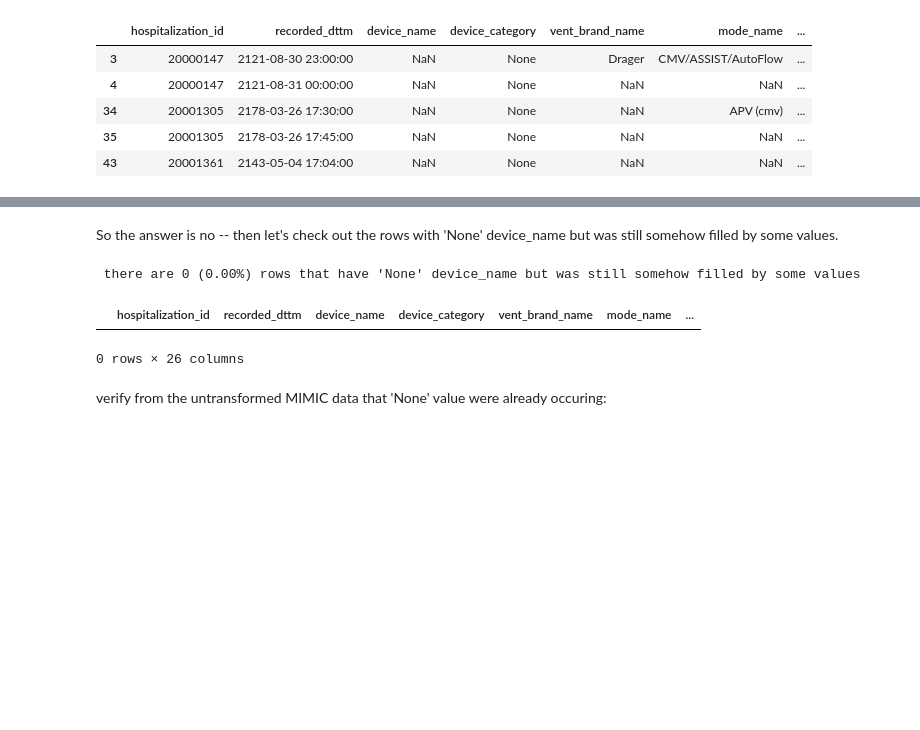
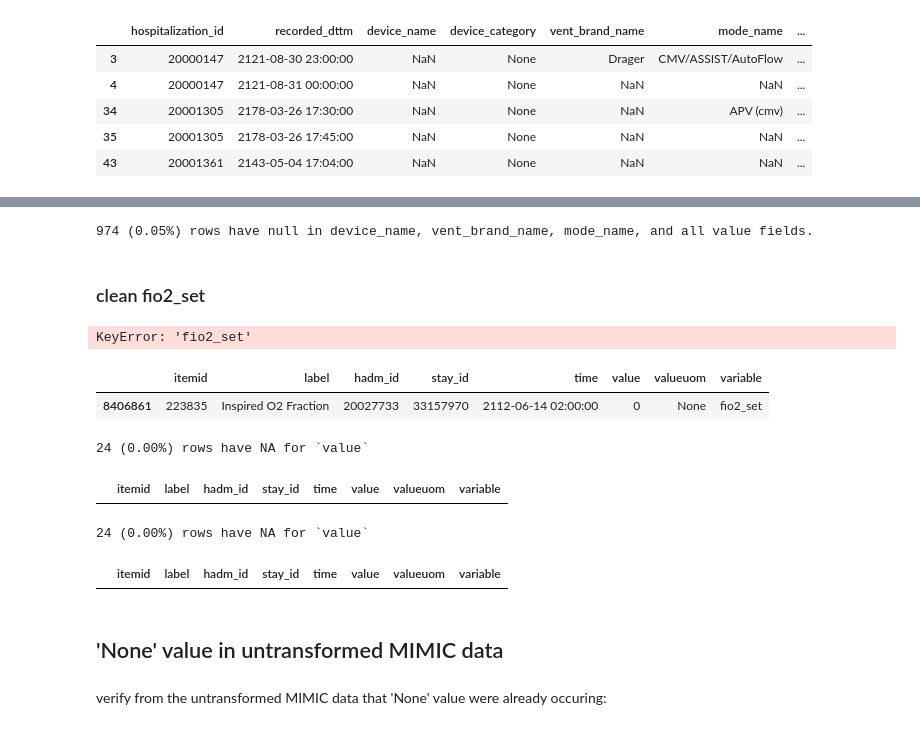
Before and after one commit to oldsandiaz/mimicclif, a Jupyter notebook: notebooks/resp_dev.ipynb, the cells around one changed output, grey strips where cells are left out. Cells and saved outputs as stored; diff of their text form; code cells hidden in the pictures; blank space fills up the shorter version.

Commit message:
about to re-write clean_fio2_set

```diff
--- a/notebooks/resp_dev.ipynb
+++ b/notebooks/resp_dev.ipynb
@@ -190,11 +181,32 @@ Series([], Name: count, dtype: int64)
-# %% [markdown]
-So the answer is no -- then let's check out the rows with 'None' device_name but was still somehow filled by some values.
-# %%
-mask = (resp_f["device_name"] == "None") & (resp_f["all_value_na"] == False)
-resp_f5 = resp_f[mask]
-print(f" there are {len(resp_f5)} ({mask.mean()*100:.2f}%) rows that have 'None' device_name but was still somehow filled by some values")
-resp_f5.head()
-# %% [output]
- there are 0 (0.00%) rows that have 'None' device_name but was still somehow filled by some values
-|  | hospitalization_id | recorded_dttm | device_name | device_category | vent_brand_name | mode_name | ... |
-0 rows × 26 columns
+# %%
+# TODO -- add this to the pipeline as a qa check
+def find_and_report_all_null_rows(df: pd.DataFrame):
+    """Report the rows with null in device_name, mode_name, vent_brand_name, and all value fields."""
+    df["all_value_na"] = df.loc[:, "fio2_set": "mean_airway_pressure_obs"].isna().all(axis=1)
+    mask = (
+        (df["device_name"].isna())
+        & (df["mode_name"].isna())
+        & (df["vent_brand_name"].isna())
+        & (df["all_value_na"] == True)
+    )
+    print(f"{mask.sum()} ({mask.mean()*100:.2f}%) rows have null in device_name, vent_brand_name, mode_name, and all value fields.")
+    return df[mask]
+
+_ = find_and_report_all_null_rows(resp_f)
+# %% [output]
+974 (0.05%) rows have null in device_name, vent_brand_name, mode_name, and all value fields.
+# %% [markdown]
+### clean fio2_set
+# %%
+df_clean_fio2_set = p.data['_clean_fio2_set']
+all_null_rows = find_and_report_all_null_rows(df_clean_fio2_set)
+all_null_rows.head()
+# %% [output]
+KeyError: 'fio2_set'
+# %%
+mask = (src_df['hadm_id'] == 20027733) \
+    & (src_df['time'] == pd.to_datetime('2112-06-14 02:00:00'))
+src_df[mask]
+# %% [output]
+|  | itemid | label | hadm_id | stay_id | time | value | valueuom | variable |
+| 8406861 | 223835 | Inspired O2 Fraction | 20027733 | 33157970 | 2112-06-14 02:00:00 | 0 | None | fio2_set |
@@ -201,3 +227,23 @@ resp_f5.head()
+# %%
+df = p.data['_remove_none_value_rows']
+mask = df['value'].isna()
+print(f"{mask.sum()} ({mask.mean()*100:.2f}%) rows have NA for `value`")
+df2 = df[mask & (df['hadm_id'] == 20027733)]
+df2.head()
+# %% [output]
+24 (0.00%) rows have NA for `value`
+|  | itemid | label | hadm_id | stay_id | time | value | valueuom | variable |
+# %%
+df.loc[df['variable'] == 'fio2_set', 'value'] = df.loc[df['variable'] == 'fio2_set', 'value'].apply(_clean_fio2_set_helper)
+mask = df['value'].isna()
+print(f"{mask.sum()} ({mask.mean()*100:.2f}%) rows have NA for `value`")
+df2 = df[mask & (df['hadm_id'] == 20027733)]
+df2.head()
+# %% [output]
+24 (0.00%) rows have NA for `value`
+|  | itemid | label | hadm_id | stay_id | time | value | valueuom | variable |
+# %% [markdown]
+## 'None' value in untransformed MIMIC data
 # %% [markdown]
 verify from the untransformed MIMIC data that 'None' value were already occuring:
 # %%
```
Also changed, not shown: parts of 8 cells of this notebook, 3 other files.
